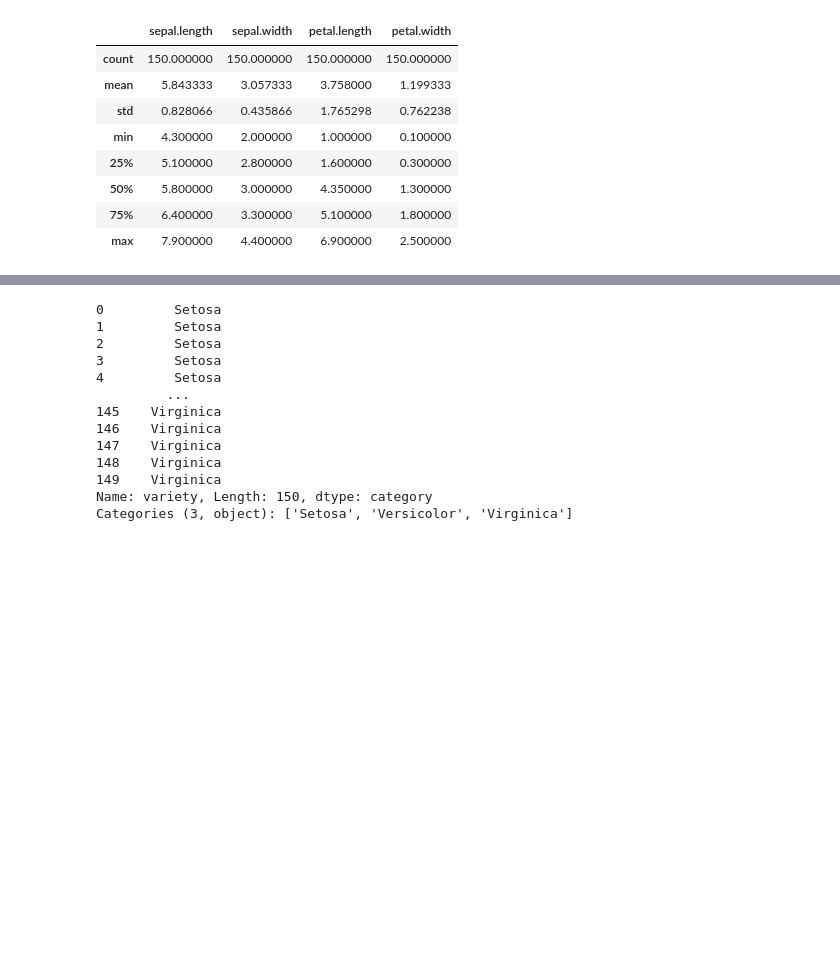
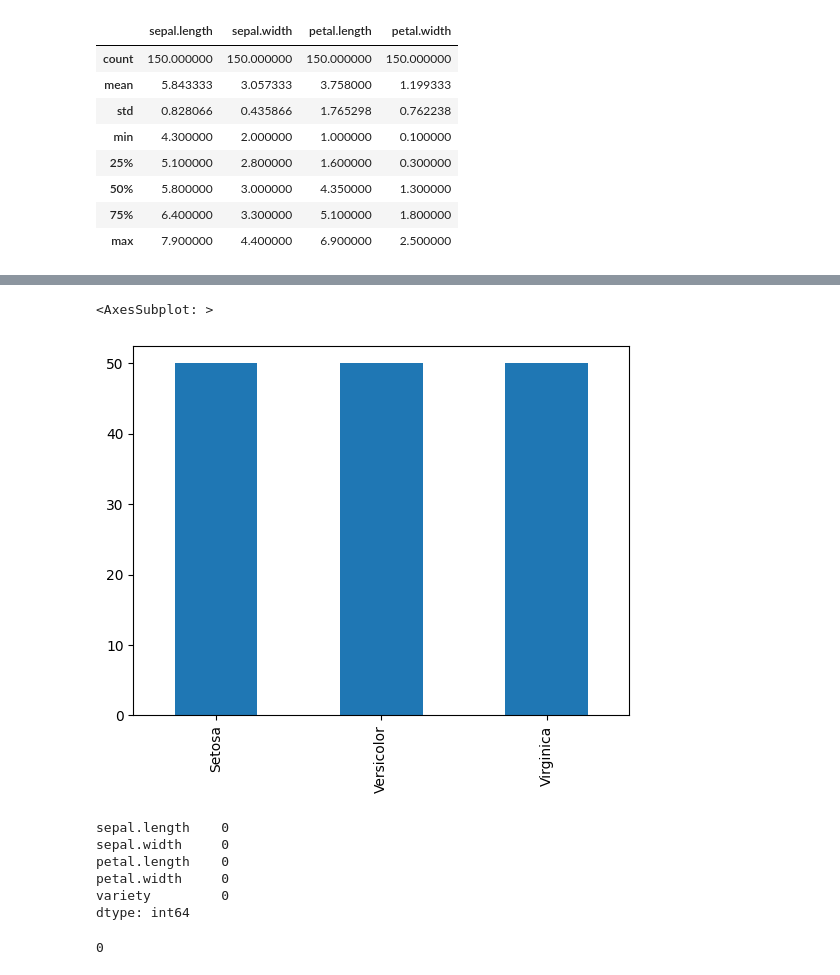
Before and after one commit to smastelini/eng-soft-ml-uel, a Jupyter notebook: aula-1.ipynb, the cells around one changed output, grey strips where cells are left out. Drawn from its saved outputs; the diff is of its cells as text; code cells hidden in the pictures; blank space fills up the shorter version.

```diff
--- a/aula-1.ipynb
+++ b/aula-1.ipynb
@@ -260,16 +308,19 @@ df["variety"] = df["variety"].astype("category")
 # %%
-df.variety
+df.variety.value_counts().plot.bar()
 # %% [output]
-0         Setosa
-1         Setosa
-2         Setosa
-3         Setosa
-4         Setosa
-         ...
-145    Virginica
-146    Virginica
-147    Virginica
-148    Virginica
-149    Virginica
-Name: variety, Length: 150, dtype: category
-Categories (3, object): ['Setosa', 'Versicolor', 'Virginica']
+<AxesSubplot: >
+[figure, added]
+# %%
+df.isna().sum()
+# %% [output]
+sepal.length    0
+sepal.width     0
+petal.length    0
+petal.width     0
+variety         0
+dtype: int64
+# %%
+# Número de linhas com valores ausentes
+df.isna().sum().sum()
+# %% [output]
+0
```
Also changed, not shown: parts of 42 cells of this notebook, 3 other files.
